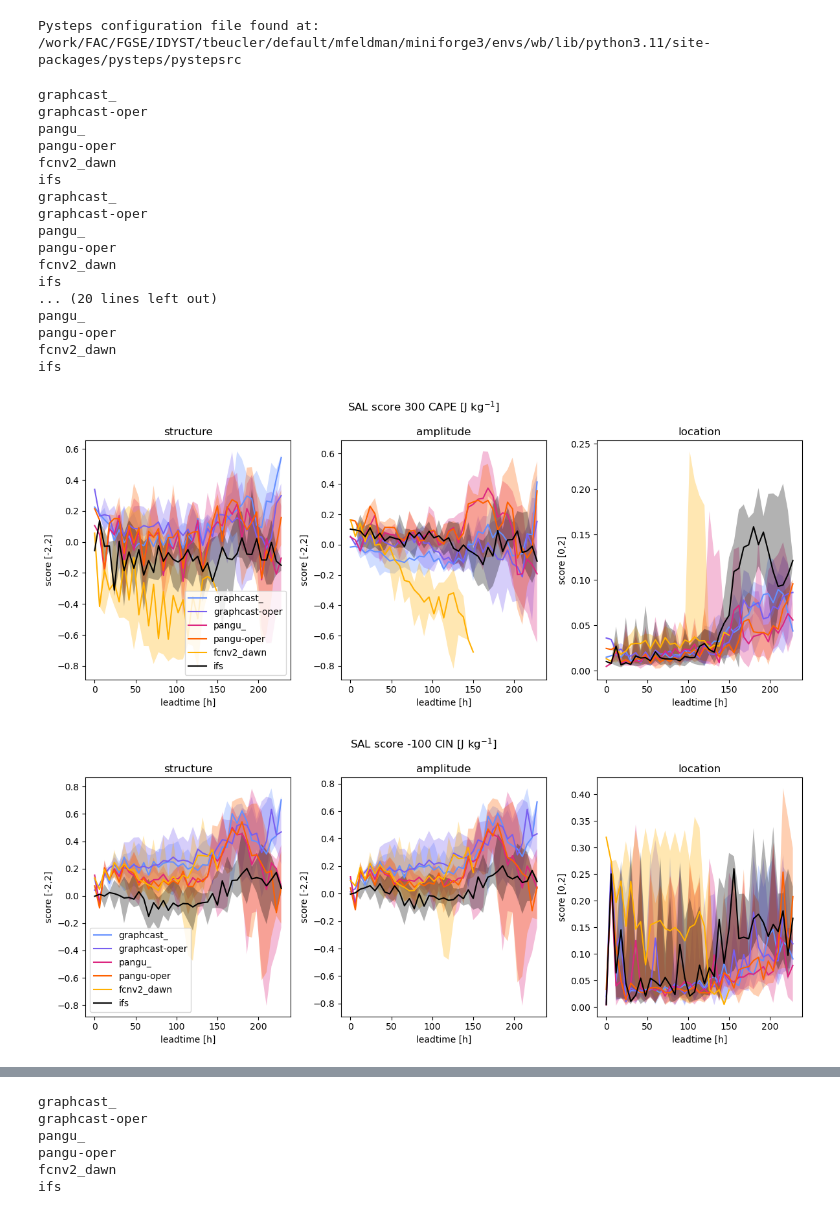
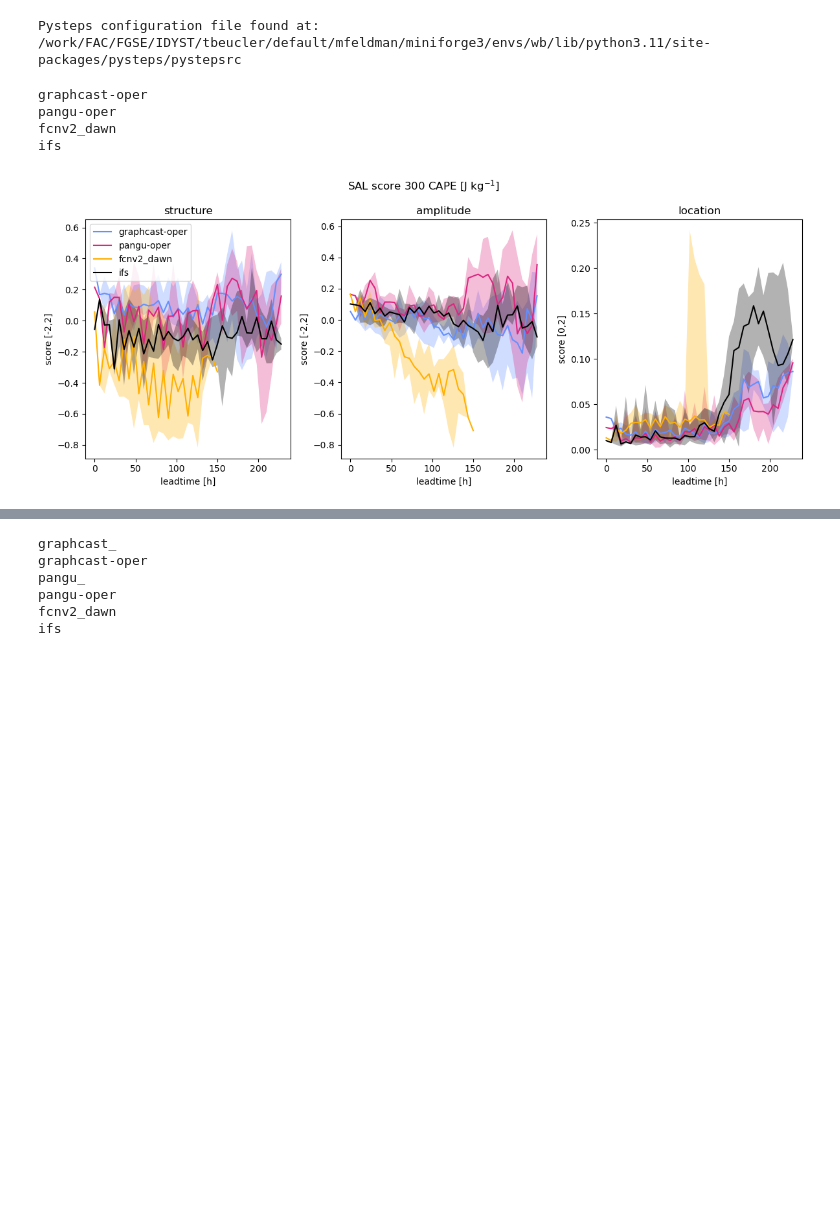
Before and after one commit to feldmann-m/AI-storm, a Jupyter notebook: devel/Eval_metrics.ipynb, the cells around one changed output, grey strips where cells are left out. Saved outputs shown, nothing was run; the diff lists cells and outputs as text; code cells hidden in the pictures; blank space fills up the shorter version.

Commit message:
plots

```diff
--- a/devel/Eval_metrics.ipynb
+++ b/devel/Eval_metrics.ipynb
@@ -21,7 +21,7 @@ import matplotlib as mpl
 Pysteps configuration file found at: /work/FAC/FGSE/IDYST/tbeucler/default/mfeldman/miniforge3/envs/wb/lib/python3.11/site-packages/pysteps/pystepsrc
 # %%
 datapath='/work/FAC/FGSE/IDYST/tbeucler/default/raw_data/MF_ML_PREDICT/'
-models=['graphcast_','graphcast-oper','pangu_','pangu-oper','fcnv2_dawn','ifs']
+models=['graphcast','graphcast-oper','pangu','pangu-oper','fcnv2_dawn','ifs']
 references=['era','ifs_init']
 figpath='/users/mfeldman/figs/scores/'
 c1='#648fff' #lightblue
@@ -37,7 +37,7 @@ wms=(cape * 2)**0.5 * era_ref.bs_06
 era_ref=era_ref.assign(wms=lambda era_ref: wms)
 nn=0
 mm=0
-for mm in range(6):
+for mm in range(6)[:1]:
     var=['cape','cin','bs_06','bs_03','bs_01','wms'][mm]
     tit=['CAPE [J kg$^{-1}$]','CIN [J kg$^{-1}$]','0-6km shear [m s$^{-1}$]','0-3km shear [m s$^{-1}$]',
          '0-1km shear [m s$^{-1}$]','wmax-shear [m$^2$ s$^{-2}$]'][mm]
@@ -46,11 +46,11 @@ for mm in range(6):
     f1=[1,-1,1,1,1,1][mm]
     # fig,axes = plt.subplots(1,3)
     fig2,axes2 = plt.subplots(1,3,figsize=(12, 5))
-    for nn in range(len(models)):
+    for nn in [1,3,4,5]:#range(len(models)):
         kw=['lat','lat','latitude','latitude','latitude','latitude'][nn]
         kw2=['prediction_timedelta','prediction_timedelta','prediction_timedelta','prediction_timedelta','time','prediction_timedelta'][nn]
         model=models[nn]
-        color=[c1,c2,c3,c4,c5,c6][nn]
+        color=[c1,c1,c3,c3,c5,c6][nn]
         print(model)
         i=8
         if model=='fcnv2_dawn': i=8
@@ -75,46 +75,32 @@ for mm in range(6):
 
                 (sal_s[tstep+2*file,file],sal_a[tstep+2*file,file],sal_l[tstep+2*file,file]) = sal(mod,
                                                                                                    ref)
 
         axes2[0].plot(np.arange(i+2*len(files))*6,np.nanmedian(sal_s,axis=1),c=color,label=model)
         axes2[0].fill_between(np.arange(i+2*len(files))*6,np.nanmax(sal_s,axis=1),np.nanmin(sal_s,axis=1),facecolor=color,alpha=0.3)
         axes2[0].set_title('structure')
         axes2[0].set_xlabel('leadtime [h]')
         axes2[0].set_ylabel('score [-2,2]')
         axes2[0].legend()
         axes2[1].plot(np.arange(i+2*len(files))*6,np.nanmedian(sal_a,axis=1),c=color,label=model)
         axes2[1].fill_between(np.arange(i+2*len(files))*6,np.nanmax(sal_a,axis=1),np.nanmin(sal_a,axis=1),facecolor=color,alpha=0.3)
         axes2[1].set_title('amplitude')
         axes2[1].set_xlabel('leadtime [h]')
         axes2[1].set_ylabel('score [-2,2]')
         axes2[2].plot(np.arange(i+2*len(files))*6,np.nanmedian(sal_l,axis=1),c=color)
         axes2[2].fill_between(np.arange(i+2*len(files))*6,np.nanmax(sal_l,axis=1),np.nanmin(sal_l,axis=1),facecolor=color,alpha=0.3)
         axes2[2].set_title('location')
         axes2[2].set_xlabel('leadtime [h]')
         axes2[2].set_ylabel('score [0,2]')
         fig2.suptitle('SAL score '+str(l1)+' '+tit)
 
 
     fig2.tight_layout()
     fig2.show()
-    fig2.savefig(figpath+var+'_sal_scores.png')
+    fig2.savefig(figpath+var+'_sal_scores2.png')
 # %% [output]
-graphcast_
 graphcast-oper
-pangu_
 pangu-oper
 fcnv2_dawn
 ifs
-graphcast_
-graphcast-oper
-pangu_
-pangu-oper
-fcnv2_dawn
-ifs
-... (20 lines left out)
-pangu_
-pangu-oper
-fcnv2_dawn
-ifs
-[figure, old version]
+[figure, new version]
-[figure, removed]
```
Also changed, not shown: parts of 1 cell of this notebook, 2 other files.
